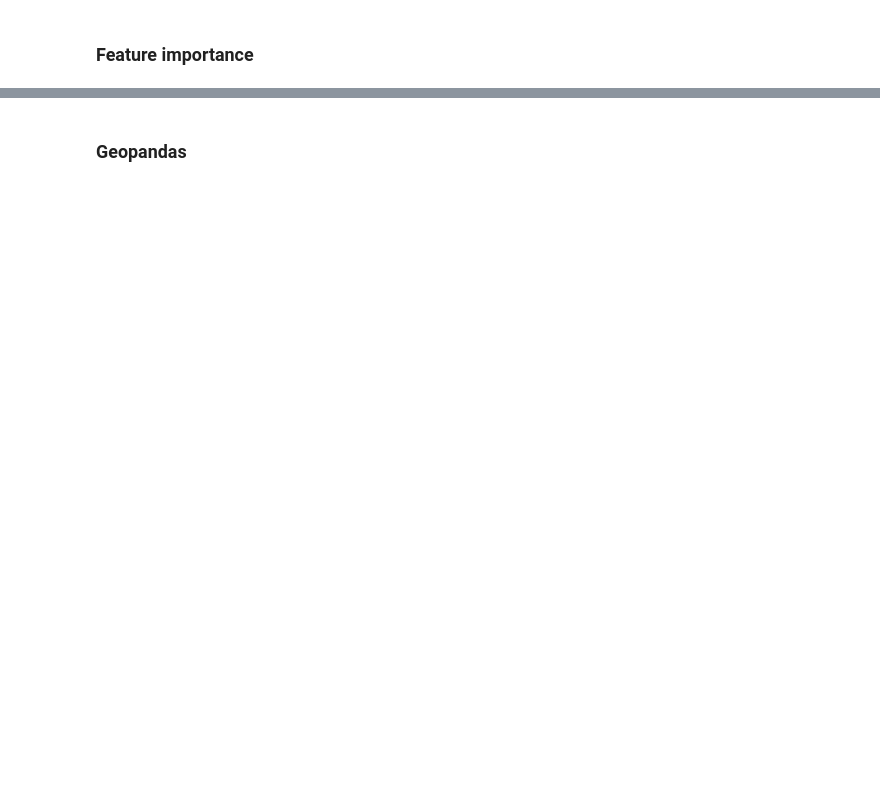
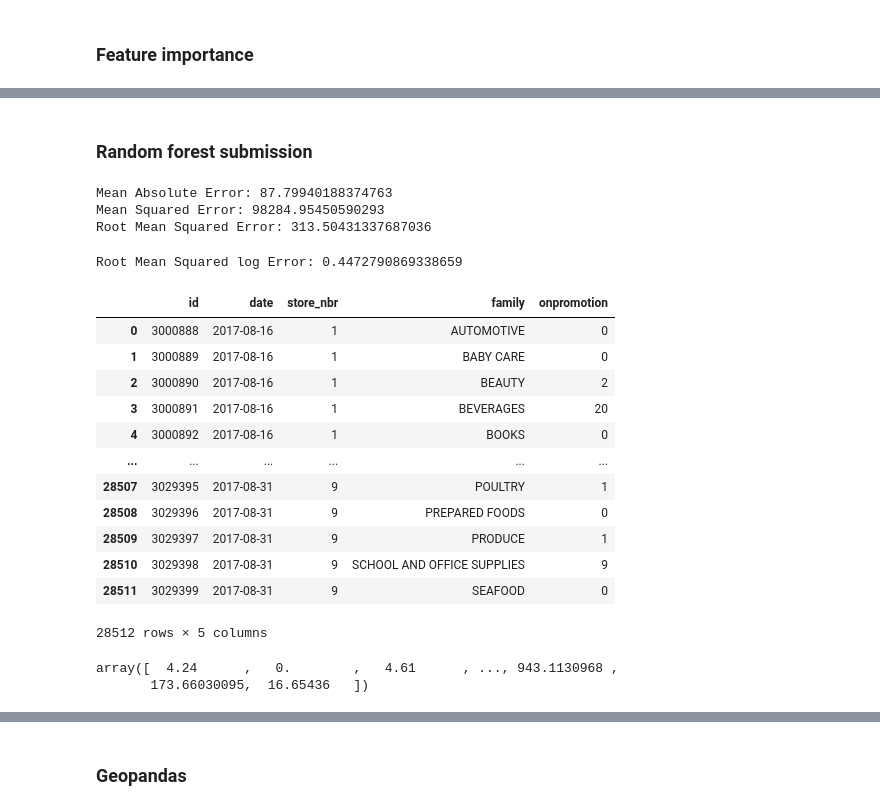
Before and after one commit to arielxinsu/Erdos_Grocery_Sales, a Jupyter notebook: price-forecast.ipynb, the cells around one changed output, grey strips where cells are left out. Drawn from its saved outputs; the diff is of its cells as text; code cells hidden in the pictures; blank space fills up the shorter version.

Commit message:
Kaggle Notebook | Price forecast  | Version 7

```diff
--- a/price-forecast.ipynb
+++ b/price-forecast.ipynb
@@ -26,6 +26,8 @@ for dirname, _, filenames in os.walk('/kaggle/input'):
 /kaggle/input/states-map/ne_10m_admin_1_states_provinces.prj
 # %%
 df_train=pd.read_csv("/kaggle/input/store-sales-time-series-forecasting/train.csv")
+df_test=pd.read_csv("/kaggle/input/store-sales-time-series-forecasting/test.csv")
+sample_subm=pd.read_csv("/kaggle/input/store-sales-time-series-forecasting/sample_submission.csv")
 oil=pd.read_csv("/kaggle/input/store-sales-time-series-forecasting/oil.csv")
 hol=pd.read_csv("/kaggle/input/store-sales-time-series-forecasting/holidays_events.csv")
 stores=pd.read_csv("/kaggle/input/store-sales-time-series-forecasting/stores.csv")
@@ -490,0 +401,2 @@ print(importance_df)
+# %% [markdown]
+### Random forest submission
@@ -490,0 +409,59 @@ print(importance_df)
+# %%
+import pandas as pd
+from sklearn.ensemble import RandomForestRegressor
+from sklearn.model_selection import train_test_split
+from sklearn.metrics import mean_absolute_error, mean_squared_error
+
+# Define features and target
+X = df_train_simple.drop(['sales','date'], axis=1).fillna(0)
+y = df_train_simple['sales'].fillna(0)
+
+# Split the data into training and test sets
+X_train, X_test, y_train, y_test = train_test_split(X, y, test_size=0.2, random_state=42)
+
+# Train the model
+model = RandomForestRegressor(random_state=42)
+model.fit(X_train, y_train)
+
+
+
+# Make predictions on the test set
+y_pred = model.predict(X_test)
+
+# Calculate accuracy metrics
+mae = mean_absolute_error(y_test, y_pred)
+mse = mean_squared_error(y_test, y_pred)
+rmse = mean_squared_error(y_test, y_pred, squared=False)  # Root Mean Squared Error
+
+print("\nMean Absolute Error:", mae)
+print("Mean Squared Error:", mse)
+print("Root Mean Squared Error:", rmse)
+# %% [output]
+Mean Absolute Error: 87.79940188374763
+Mean Squared Error: 98284.95450590293
+Root Mean Squared Error: 313.50431337687036
+# %%
+from sklearn.metrics import mean_squared_log_error
+
+def rmsle(y_true, y_pred):
+    return np.sqrt(mean_squared_log_error(y_true, y_pred))
+
+print("Root Mean Squared log Error:", rmsle(y_test, y_pred))
+# %% [output]
+Root Mean Squared log Error: 0.4472790869338659
+# %%
+df_test
+# %% [output]
+|  | id | date | store_nbr | family | onpromotion |
+| 0 | 3000888 | 2017-08-16 | 1 | AUTOMOTIVE | 0 |
+| 1 | 3000889 | 2017-08-16 | 1 | BABY CARE | 0 |
+| 2 | 3000890 | 2017-08-16 | 1 | BEAUTY | 2 |
+| 3 | 3000891 | 2017-08-16 | 1 | BEVERAGES | 20 |
+| 4 | 3000892 | 2017-08-16 | 1 | BOOKS | 0 |
+| ... | ... | ... | ... | ... | ... |
+| 28507 | 3029395 | 2017-08-31 | 9 | POULTRY | 1 |
+| 28508 | 3029396 | 2017-08-31 | 9 | PREPARED FOODS | 0 |
+| 28509 | 3029397 | 2017-08-31 | 9 | PRODUCE | 1 |
+| 28510 | 3029398 | 2017-08-31 | 9 | SCHOOL AND OFFICE SUPPLIES | 9 |
+| 28511 | 3029399 | 2017-08-31 | 9 | SEAFOOD | 0 |
+28512 rows × 5 columns
@@ -490,0 +472,6 @@ print(importance_df)
+# %%
+Test_pred = model.predict(dftest1.drop(['id','date'], axis=1))
+Test_pred
+# %% [output]
+array([  4.24      ,   0.        ,   4.61      , ..., 943.1130968 ,
+       173.66030095,  16.65436   ])
```
Also changed, not shown: parts of 23 cells of this notebook.
